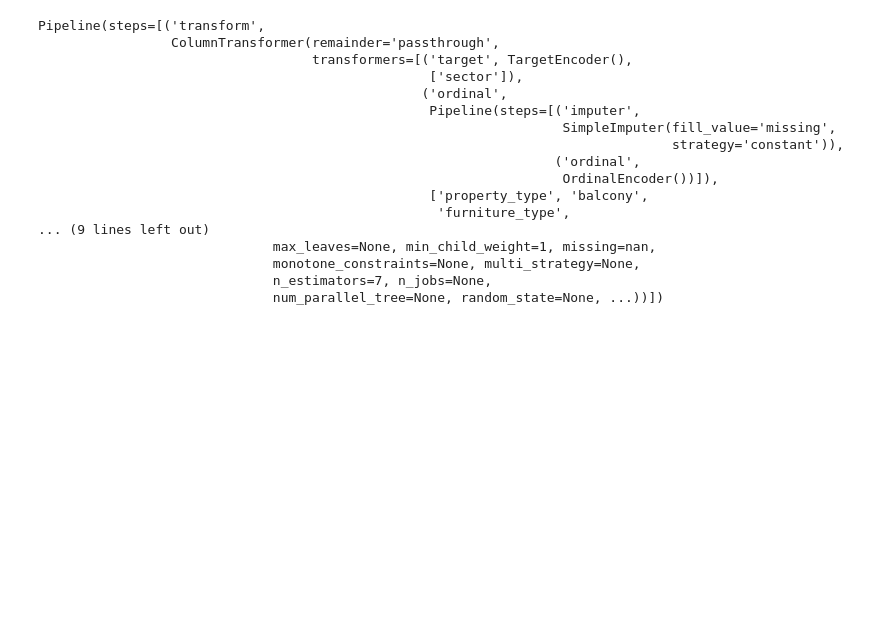
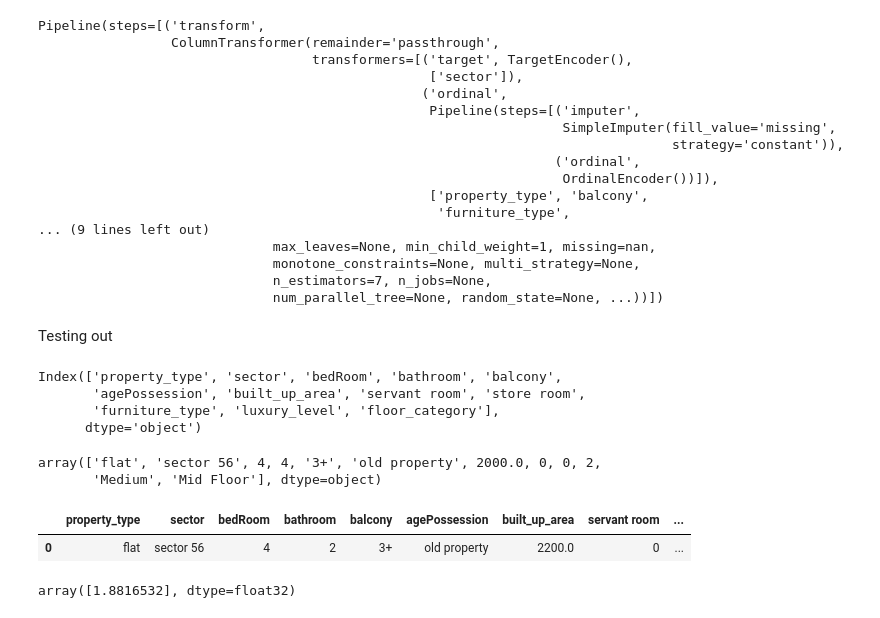
Before and after one commit to SiddhantH1512/housepriceproject, a Jupyter notebook: Capstone/notebooks/baseline-model.ipynb, the cells around one changed output. Drawn from its saved outputs; the diff is of its cells as text; code cells hidden in the pictures; blank space fills up the shorter version.

```diff
--- a/Capstone/notebooks/baseline-model.ipynb
+++ b/Capstone/notebooks/baseline-model.ipynb
@@ -589,3 +589,34 @@ file_path2 = '/Users/siddhant/housepriceproject/Capstone/df.pkl'
 
 with open(file_path2, 'wb') as file:
     pickle.dump(X, file)
+# %% [markdown]
+Testing out
+# %%
+X.columns
+# %% [output]
+Index(['property_type', 'sector', 'bedRoom', 'bathroom', 'balcony',
+       'agePossession', 'built_up_area', 'servant room', 'store room',
+       'furniture_type', 'luxury_level', 'floor_category'],
+      dtype='object')
+# %%
+X.iloc[0].values
+# %% [output]
+array(['flat', 'sector 56', 4, 4, '3+', 'old property', 2000.0, 0, 0, 2,
+       'Medium', 'Mid Floor'], dtype=object)
+# %%
+data = [['flat', 'sector 56', 4, 2, '3+', 'old property', 2200.0, 0, 0, 3,
+       'High', 'Mid Floor']]
+columns = ['property_type', 'sector', 'bedRoom', 'bathroom', 'balcony',
+       'agePossession', 'built_up_area', 'servant room', 'store room',
+       'furniture_type', 'luxury_level', 'floor_category']
+
+onedf = pd.DataFrame(data=data, columns=columns)
+onedf
+# %% [output]
+|  | property_type | sector | bedRoom | bathroom | balcony | agePossession | built_up_area | servant room | ... |
+| 0 | flat | sector 56 | 4 | 2 | 3+ | old property | 2200.0 | 0 | ... |
+# %%
+pred = pipe.predict(onedf)
+np.expm1(pred)
+# %% [output]
+array([1.8816532], dtype=float32)
```
Also changed, not shown: parts of 1 cell of this notebook, 6 other files.
